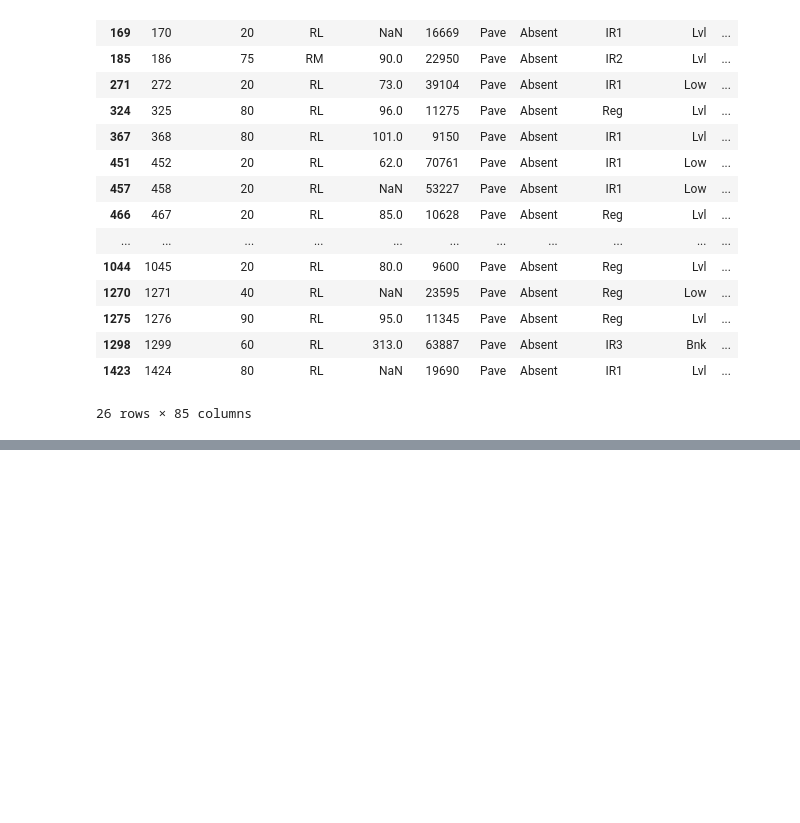
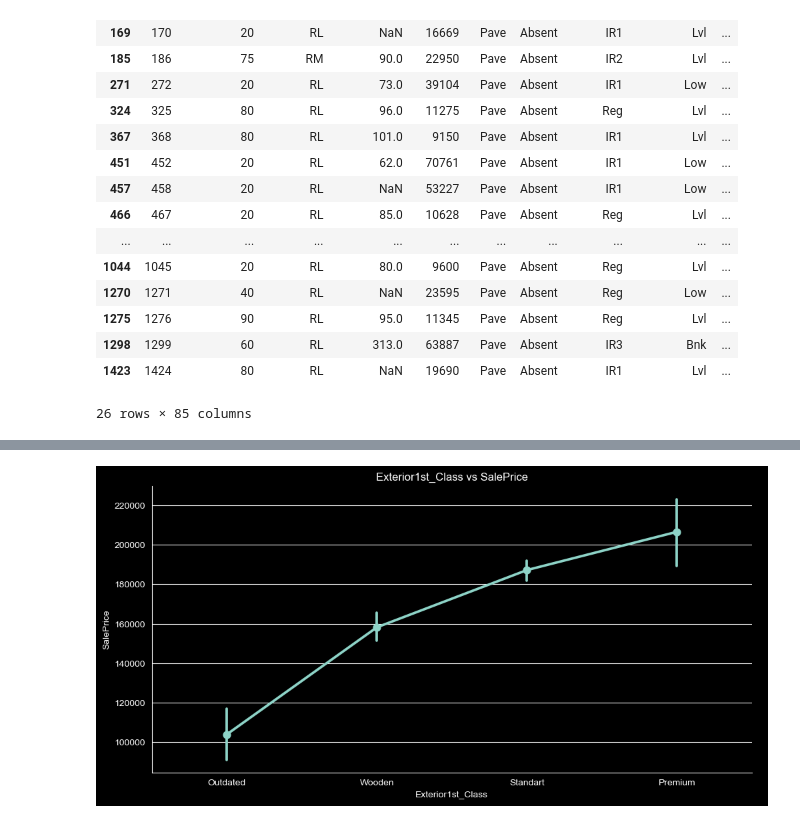
Before and after one commit to SashaCurry/HousePrices, a Jupyter notebook: 1_EDA.ipynb, the cells around one changed output, grey strips where cells are left out. Saved outputs shown, nothing was run; the diff lists cells and outputs as text; code cells hidden in the pictures; blank space fills up the shorter version.

```diff
--- a/1_EDA.ipynb
+++ b/1_EDA.ipynb
@@ -1059,0 +1102,24 @@ df[df['RoofMatl'] != 'CompShg']
+# %%
+df['Exterior1st_Class'] = 'Absent'
+
+premium_exterior1st = ['BrkFace', 'Stone', 'CemntBd', 'Stucco', 'ImStucc']
+standart_exterior1st = ['VinylSd', 'MetalSd', 'HdBoard']
+wooden_exterior1st = ['Wd Sdng', 'Plywood', 'WdShing']
+outdated_exterior1st = ['AsbShng', 'BrkComm', 'AsphShn', 'CBlock', 'BrkComm', 'PreCast', 'Other']
+
+df.loc[df['Exterior1st'].isin(premium_exterior1st), 'Exterior1st_Class'] = 'Premium'
+df.loc[df['Exterior1st'].isin(standart_exterior1st), 'Exterior1st_Class'] = 'Standart'
+df.loc[df['Exterior1st'].isin(wooden_exterior1st), 'Exterior1st_Class'] = 'Wooden'
+df.loc[df['Exterior1st'].isin(outdated_exterior1st), 'Exterior1st_Class'] = 'Outdated'
+# %%
+sns.catplot(data=df,
+            x='Exterior1st_Class',
+            order=['Outdated', 'Wooden', 'Standart', 'Premium'],
+            y='SalePrice',
+            kind='point',
+            height=5,
+            aspect=2)
+plt.title('Exterior1st_Class vs SalePrice')
+plt.show()
+# %% [output]
+[figure, added]
```
Also changed, not shown: parts of 136 cells of this notebook.
